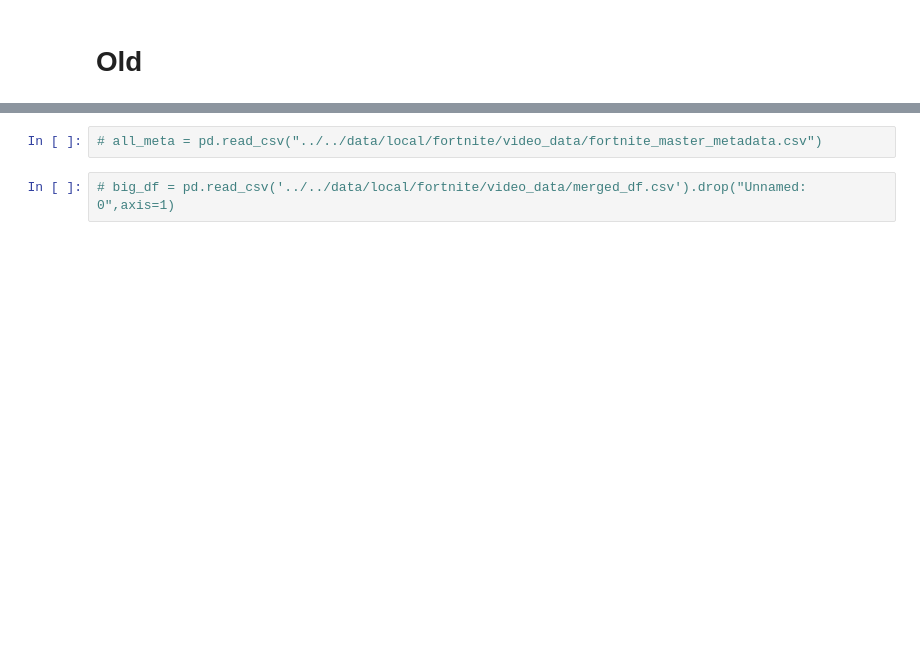
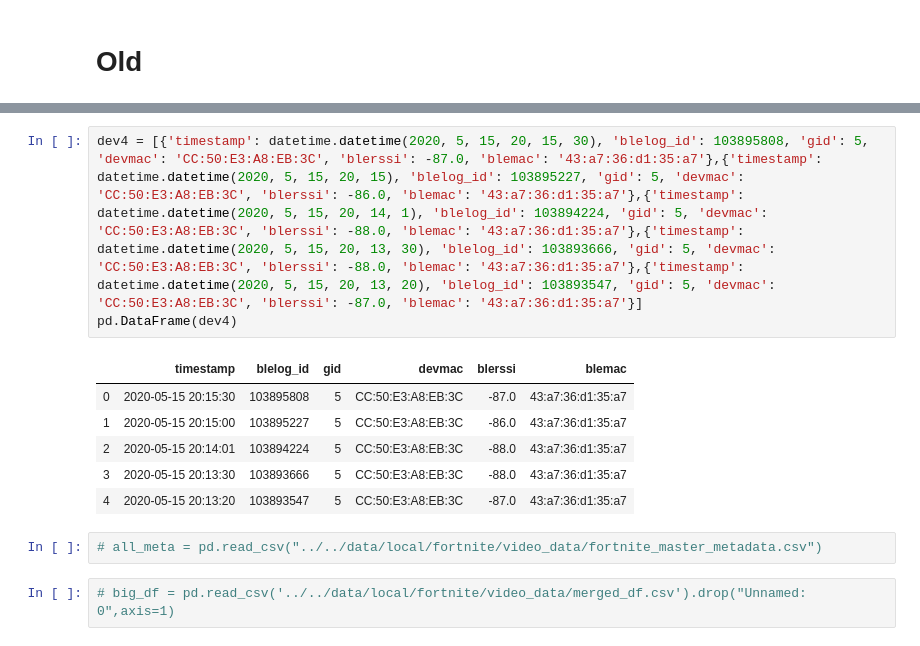
Before and after one commit to codencoding/Red-Means-Go, a Jupyter notebook: notebooks/eda/cwynne_combined_analysis.ipynb, the cells around one changed output, grey strips where cells are left out. Saved outputs shown, nothing was run; the diff lists cells and outputs as text; blank space fills up the shorter version.

```diff
--- a/notebooks/eda/cwynne_combined_analysis.ipynb
+++ b/notebooks/eda/cwynne_combined_analysis.ipynb
@@ -252,3 +333,13 @@ for num_feat in numerical_img_feats:
+# %%
+dev4 = [{'timestamp': datetime.datetime(2020, 5, 15, 20, 15, 30), 'blelog_id': 103895808, 'gid': 5, 'devmac': 'CC:50:E3:A8:EB:3C', 'blerssi': -87.0, 'blemac': '43:a7:36:d1:35:a7'},{'timestamp': datetime.datetime(2020, 5, 15, 20, 15), 'blelog_id': 103895227, 'gid': 5, 'devmac': 'CC:50:E3:A8:EB:3C', 'blerssi': -86.0, 'blemac': '43:a7:36:d1:35:a7'},{'timestamp': datetime.datetime(2020, 5, 15, 20, 14, 1), 'blelog_id': 103894224, 'gid': 5, 'devmac': 'CC:50:E3:A8:EB:3C', 'blerssi': -88.0, 'blemac': '43:a7:36:d1:35:a7'},{'timestamp': datetime.datetime(2020, 5, 15, 20, 13, 30), 'blelog_id': 103893666, 'gid': 5, 'devmac': 'CC:50:E3:A8:EB:3C', 'blerssi': -88.0, 'blemac': '43:a7:36:d1:35:a7'},{'timestamp': datetime.datetime(2020, 5, 15, 20, 13, 20), 'blelog_id': 103893547, 'gid': 5, 'devmac': 'CC:50:E3:A8:EB:3C', 'blerssi': -87.0, 'blemac': '43:a7:36:d1:35:a7'}]
+pd.DataFrame(dev4)
+# %% [output]
+|  | timestamp | blelog_id | gid | devmac | blerssi | blemac |
+| 0 | 2020-05-15 20:15:30 | 103895808 | 5 | CC:50:E3:A8:EB:3C | -87.0 | 43:a7:36:d1:35:a7 |
+| 1 | 2020-05-15 20:15:00 | 103895227 | 5 | CC:50:E3:A8:EB:3C | -86.0 | 43:a7:36:d1:35:a7 |
+| 2 | 2020-05-15 20:14:01 | 103894224 | 5 | CC:50:E3:A8:EB:3C | -88.0 | 43:a7:36:d1:35:a7 |
+| 3 | 2020-05-15 20:13:30 | 103893666 | 5 | CC:50:E3:A8:EB:3C | -88.0 | 43:a7:36:d1:35:a7 |
+| 4 | 2020-05-15 20:13:20 | 103893547 | 5 | CC:50:E3:A8:EB:3C | -87.0 | 43:a7:36:d1:35:a7 |
 # %%
 # all_meta = pd.read_csv("../../data/local/fortnite/video_data/fortnite_master_metadata.csv")
 # %%
```
Also changed, not shown: parts of 9 cells of this notebook, 2 other files.
